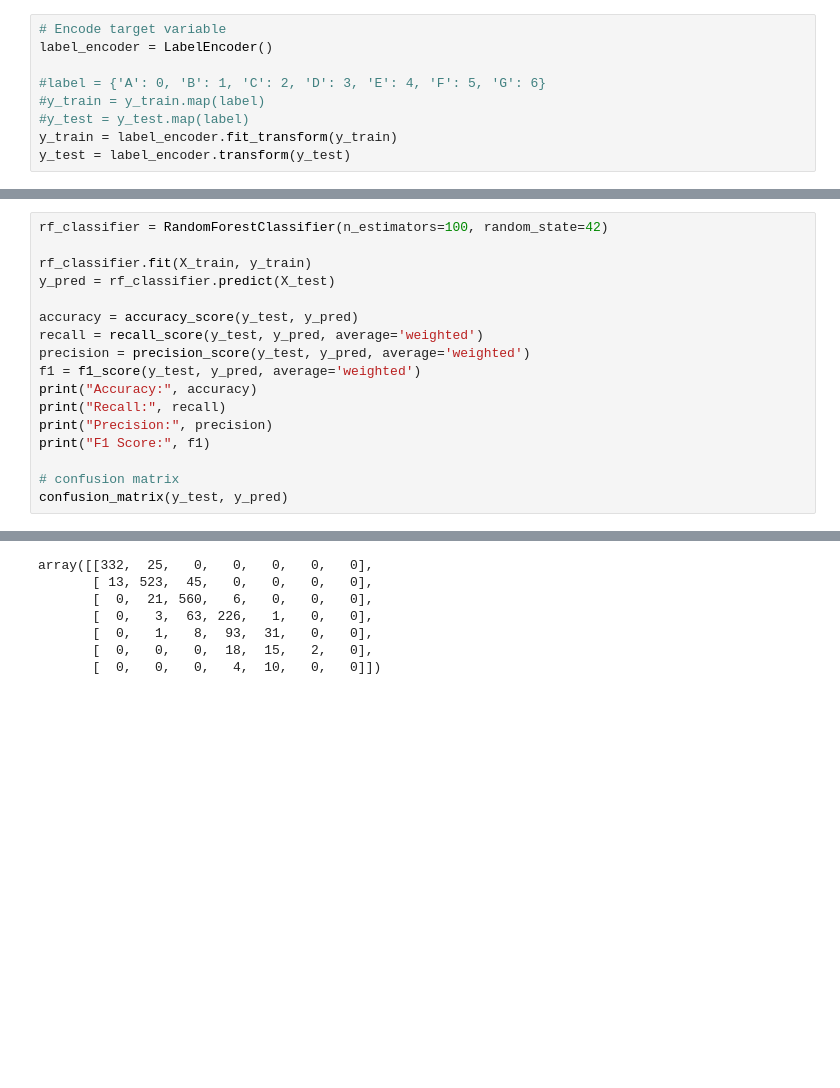
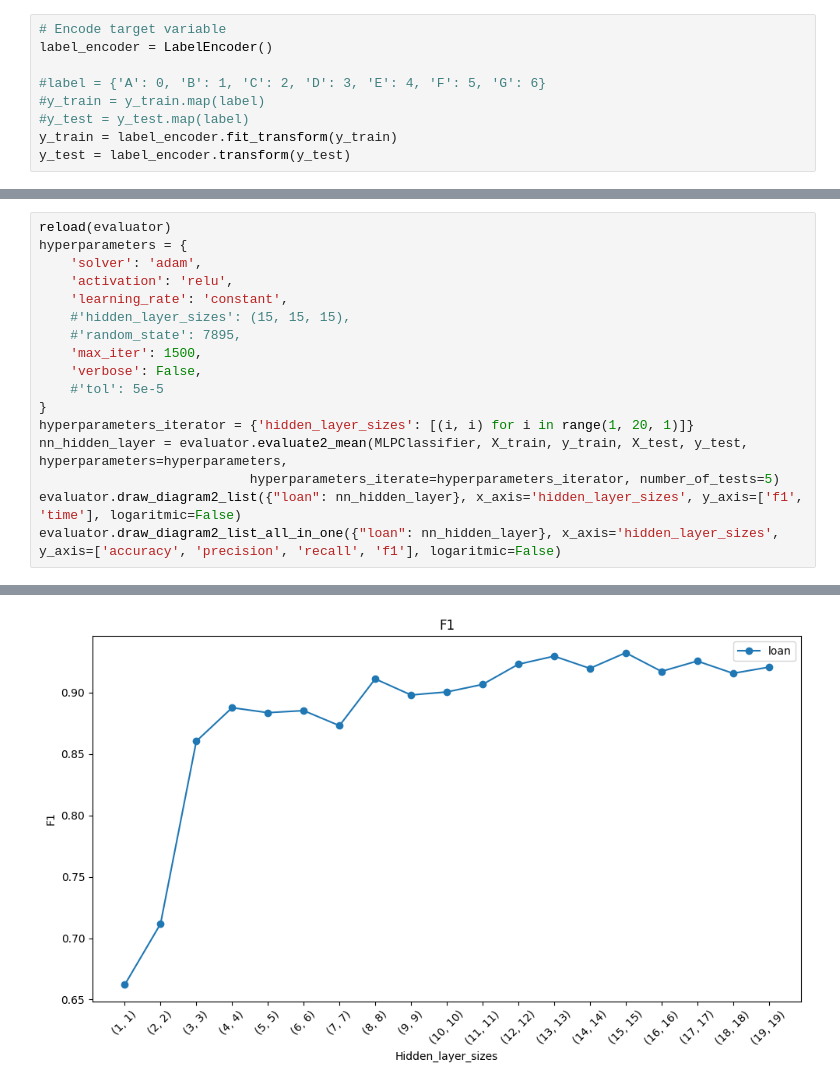
Before and after one commit to Maustrian3/ML24, a Jupyter notebook: exercise-1/loan.ipynb, the cells around one changed output, grey strips where cells are left out. Cells and saved outputs as stored; diff of their text form; blank space fills up the shorter version.

```diff
--- a/exercise-1/loan.ipynb
+++ b/exercise-1/loan.ipynb
@@ -265,18 +267,18 @@ array([[498,  43,   0,   0,   0,   0,   0],
 # %%
-rf_classifier = RandomForestClassifier(n_estimators=100, random_state=42)
-
-rf_classifier.fit(X_train, y_train)
-y_pred = rf_classifier.predict(X_test)
-
-accuracy = accuracy_score(y_test, y_pred)
-recall = recall_score(y_test, y_pred, average='weighted')
-precision = precision_score(y_test, y_pred, average='weighted')
-f1 = f1_score(y_test, y_pred, average='weighted')
-print("Accuracy:", accuracy)
-print("Recall:", recall)
-print("Precision:", precision)
-print("F1 Score:", f1)
-
-# confusion matrix
-confusion_matrix(y_test, y_pred)
+reload(evaluator)
+hyperparameters = {
+    'solver': 'adam',
+    'activation': 'relu',
+    'learning_rate': 'constant',
+    #'hidden_layer_sizes': (15, 15, 15),
+    #'random_state': 7895,
+    'max_iter': 1500,
+    'verbose': False,
+    #'tol': 5e-5
+}
+hyperparameters_iterator = {'hidden_layer_sizes': [(i, i) for i in range(1, 20, 1)]}
+nn_hidden_layer = evaluator.evaluate2_mean(MLPClassifier, X_train, y_train, X_test, y_test, hyperparameters=hyperparameters,
+                           hyperparameters_iterate=hyperparameters_iterator, number_of_tests=5)
+evaluator.draw_diagram2_list({"loan": nn_hidden_layer}, x_axis='hidden_layer_sizes', y_axis=['f1', 'time'], logaritmic=False)
+evaluator.draw_diagram2_list_all_in_one({"loan": nn_hidden_layer}, x_axis='hidden_layer_sizes', y_axis=['accuracy', 'precision', 'recall', 'f1'], logaritmic=False)
 # %% [output]
@@ -287,7 +302 @@ F1 Score: 0.8194771490028775
-array([[332,  25,   0,   0,   0,   0,   0],
-       [ 13, 523,  45,   0,   0,   0,   0],
-       [  0,  21, 560,   6,   0,   0,   0],
-       [  0,   3,  63, 226,   1,   0,   0],
-       [  0,   1,   8,  93,  31,   0,   0],
-       [  0,   0,   0,  18,  15,   2,   0],
-       [  0,   0,   0,   4,  10,   0,   0]])
+[figure, added]
```
Also changed, not shown: parts of 17 cells of this notebook, 1 other file.
